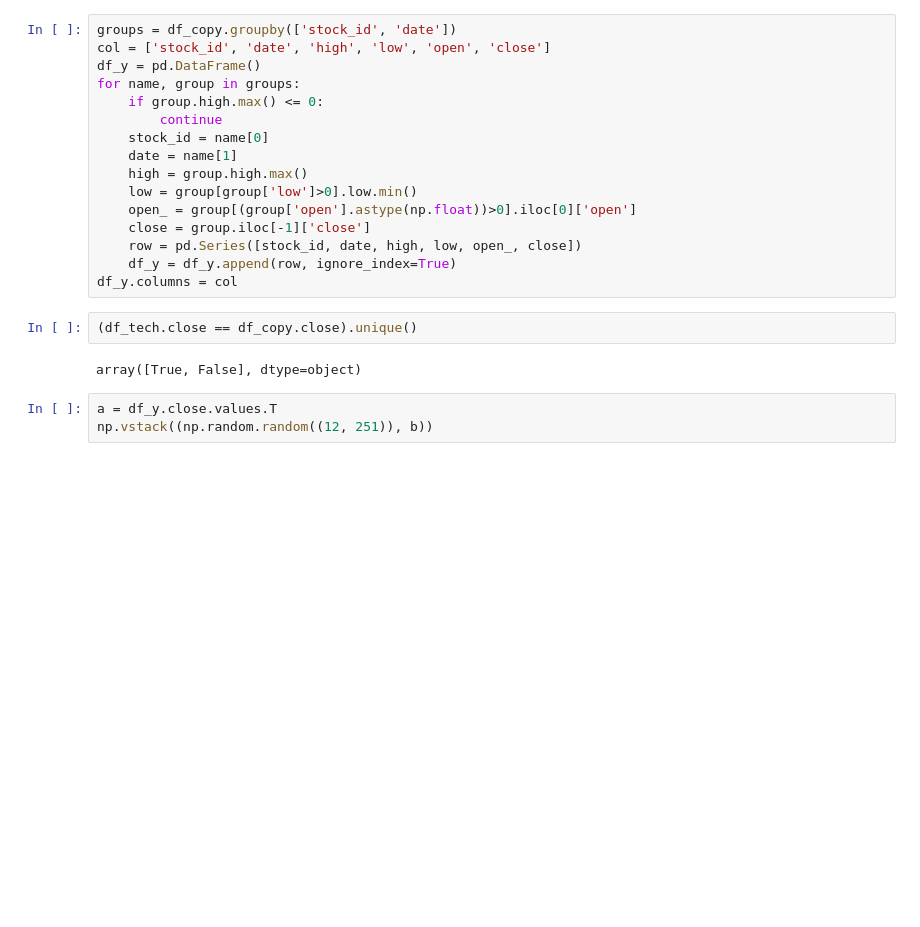
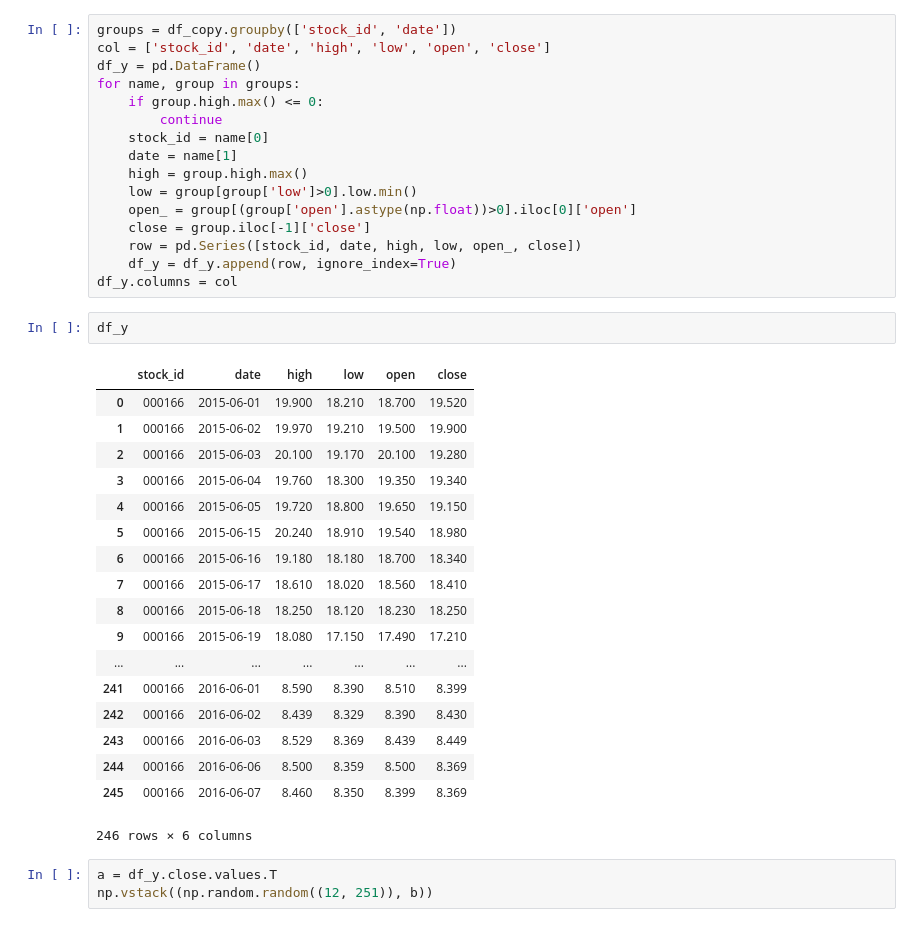
Before and after one commit to fswzb/sensequant, a Jupyter notebook: quant.ipynb, the cells around one changed output. Saved outputs shown, nothing was run; the diff lists cells and outputs as text; blank space fills up the shorter version.

```diff
--- a/quant.ipynb
+++ b/quant.ipynb
@@ -94,10 +96,27 @@ for name, group in groups:
     row = pd.Series([stock_id, date, high, low, open_, close])
     df_y = df_y.append(row, ignore_index=True)
 df_y.columns = col
-# %%
-(df_tech.close == df_copy.close).unique()
-# %% [output]
-array([True, False], dtype=object)
+# %%
+df_y
+# %% [output]
+|  | stock_id | date | high | low | open | close |
+| 0 | 000166 | 2015-06-01 | 19.900 | 18.210 | 18.700 | 19.520 |
+| 1 | 000166 | 2015-06-02 | 19.970 | 19.210 | 19.500 | 19.900 |
+| 2 | 000166 | 2015-06-03 | 20.100 | 19.170 | 20.100 | 19.280 |
+| 3 | 000166 | 2015-06-04 | 19.760 | 18.300 | 19.350 | 19.340 |
+| 4 | 000166 | 2015-06-05 | 19.720 | 18.800 | 19.650 | 19.150 |
+| 5 | 000166 | 2015-06-15 | 20.240 | 18.910 | 19.540 | 18.980 |
+| 6 | 000166 | 2015-06-16 | 19.180 | 18.180 | 18.700 | 18.340 |
+| 7 | 000166 | 2015-06-17 | 18.610 | 18.020 | 18.560 | 18.410 |
+| 8 | 000166 | 2015-06-18 | 18.250 | 18.120 | 18.230 | 18.250 |
+| 9 | 000166 | 2015-06-19 | 18.080 | 17.150 | 17.490 | 17.210 |
+| ... | ... | ... | ... | ... | ... | ... |
+| 241 | 000166 | 2016-06-01 | 8.590 | 8.390 | 8.510 | 8.399 |
+| 242 | 000166 | 2016-06-02 | 8.439 | 8.329 | 8.390 | 8.430 |
+| 243 | 000166 | 2016-06-03 | 8.529 | 8.369 | 8.439 | 8.449 |
+| 244 | 000166 | 2016-06-06 | 8.500 | 8.359 | 8.500 | 8.369 |
+| 245 | 000166 | 2016-06-07 | 8.460 | 8.350 | 8.399 | 8.369 |
+246 rows × 6 columns
 # %%
 a = df_y.close.values.T
 np.vstack((np.random.random((12, 251)), b))
```
Also changed, not shown: parts of 8 cells of this notebook, 4 other files.
